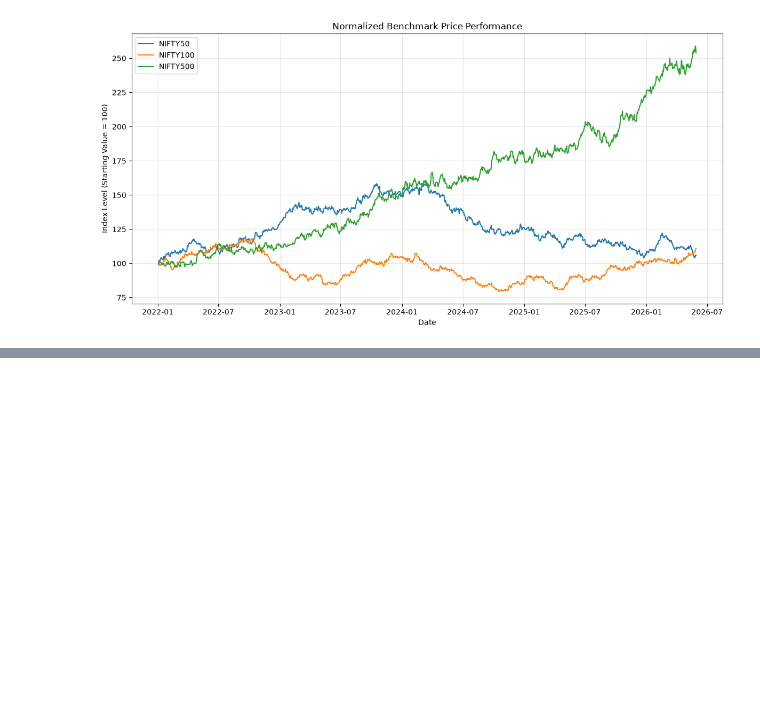
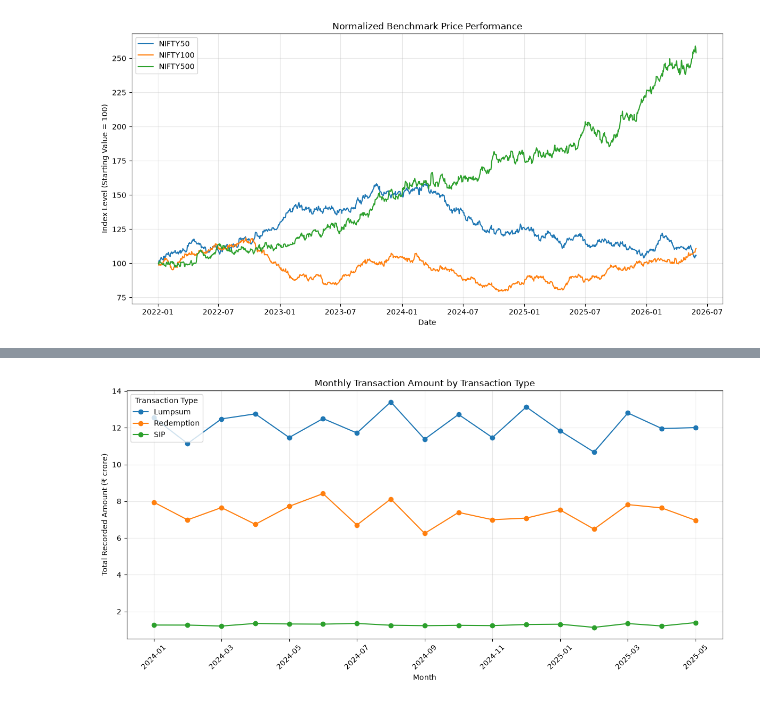
Before and after one commit to hardikj1508/Mutual_Fund_Project_V2, a Jupyter notebook: notebooks/exploratory_analysis.ipynb, the cells around one changed output, grey strips where cells are left out. Cells and saved outputs as stored; diff of their text form; code cells hidden in the pictures; blank space fills up the shorter version.

```diff
--- a/notebooks/exploratory_analysis.ipynb
+++ b/notebooks/exploratory_analysis.ipynb
@@ -4711,0 +5243,24 @@ plt.show()
+# %%
+monthly_amount_pivot = monthly_transactions.pivot(
+    index="transaction_month",
+    columns="transaction_type",
+    values="total_amount_inr"
+)
+
+monthly_amount_pivot = monthly_amount_pivot / 1e7  # Convert INR to crore
+
+monthly_amount_pivot.plot(
+    figsize=(12, 6),
+    marker="o"
+)
+
+plt.title("Monthly Transaction Amount by Transaction Type")
+plt.xlabel("Month")
+plt.ylabel("Total Recorded Amount (₹ crore)")
+plt.xticks(rotation=45)
+plt.legend(title="Transaction Type")
+plt.grid(True, alpha=0.3)
+plt.tight_layout()
+plt.show()
+# %% [output]
+[figure, added]
```
Also changed, not shown: parts of 89 cells of this notebook.
